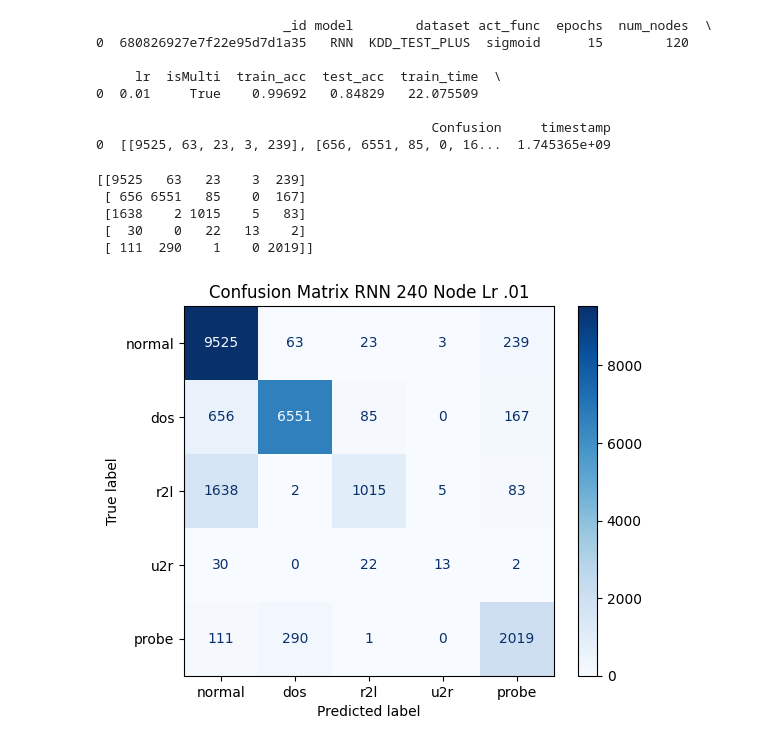
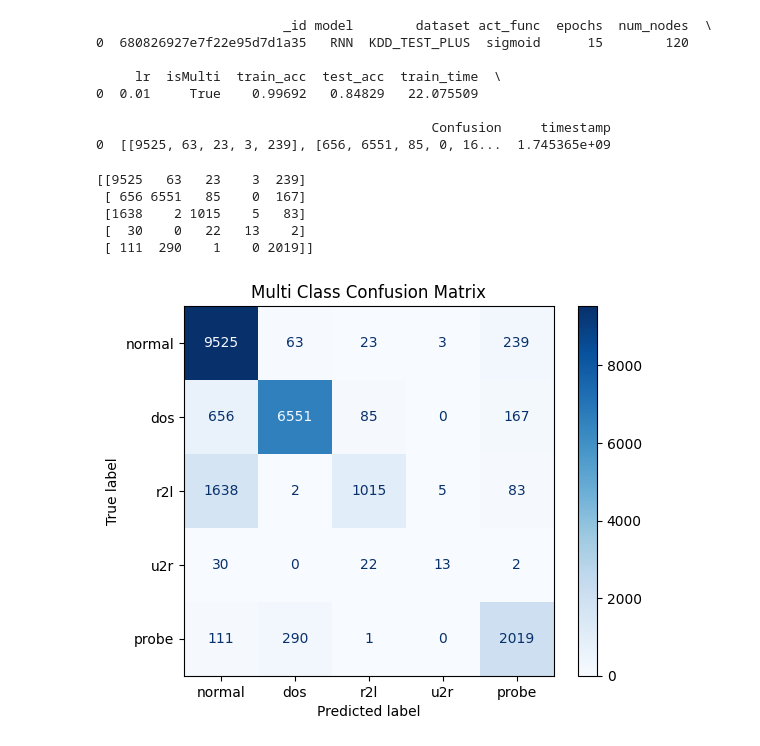
Before and after one commit to Neozeus81/CAP6135proj, a Jupyter notebook: ConfusionMatrix.ipynb, the cells around one changed output. Saved outputs shown, nothing was run; the diff lists cells and outputs as text; code cells hidden in the pictures.

```diff
--- a/ConfusionMatrix.ipynb
+++ b/ConfusionMatrix.ipynb
@@ -65,14 +65,14 @@ print(df)
 # %%
 cm = np.array(ast.literal_eval(df['Confusion'].iloc[0]))
 print(cm)
 disp = ConfusionMatrixDisplay(confusion_matrix=cm, display_labels=mult_labels)
 disp.plot(cmap=plt.cm.Blues)
-plt.title("Confusion Matrix RNN 240 Node Lr .01")
+plt.title("Multi Class Confusion Matrix")
 plt.show()
 # %% [output]
 [[9525   63   23    3  239]
  [ 656 6551   85    0  167]
  [1638    2 1015    5   83]
  [  30    0   22   13    2]
  [ 111  290    1    0 2019]]
-[figure, old version]
+[figure, new version]
```
Also changed, not shown: parts of 1 cell of this notebook.
